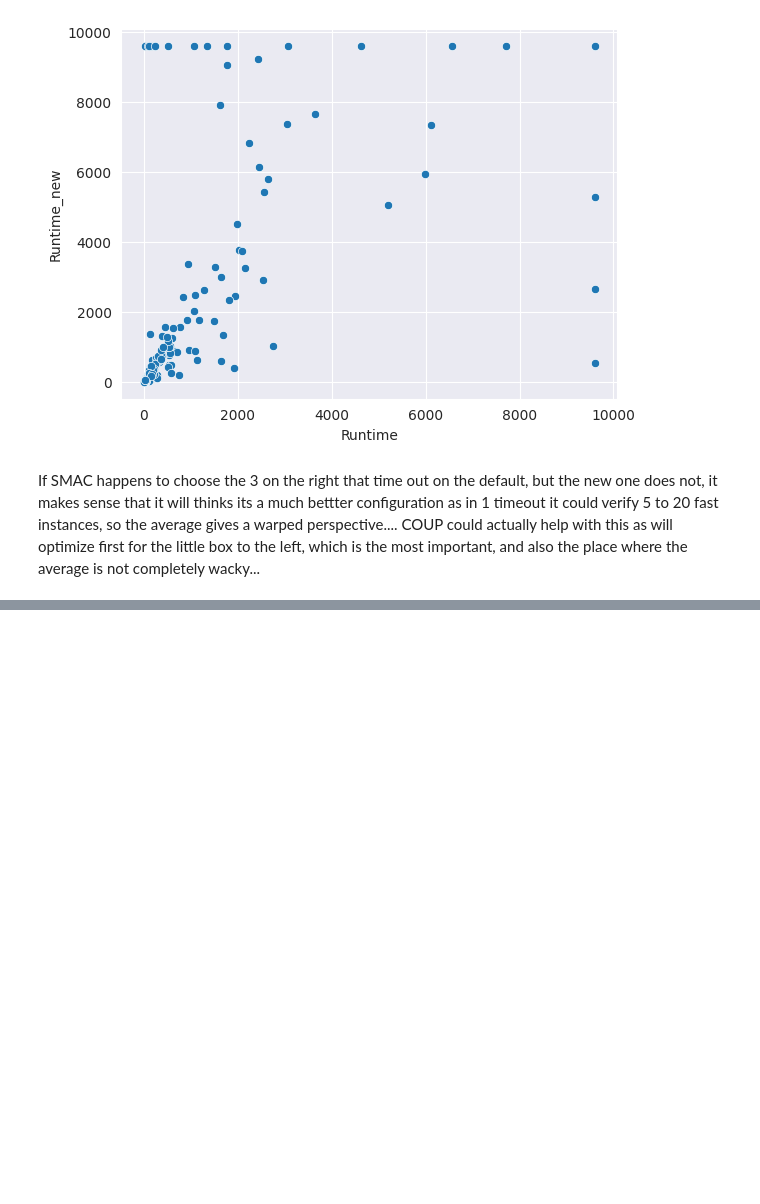
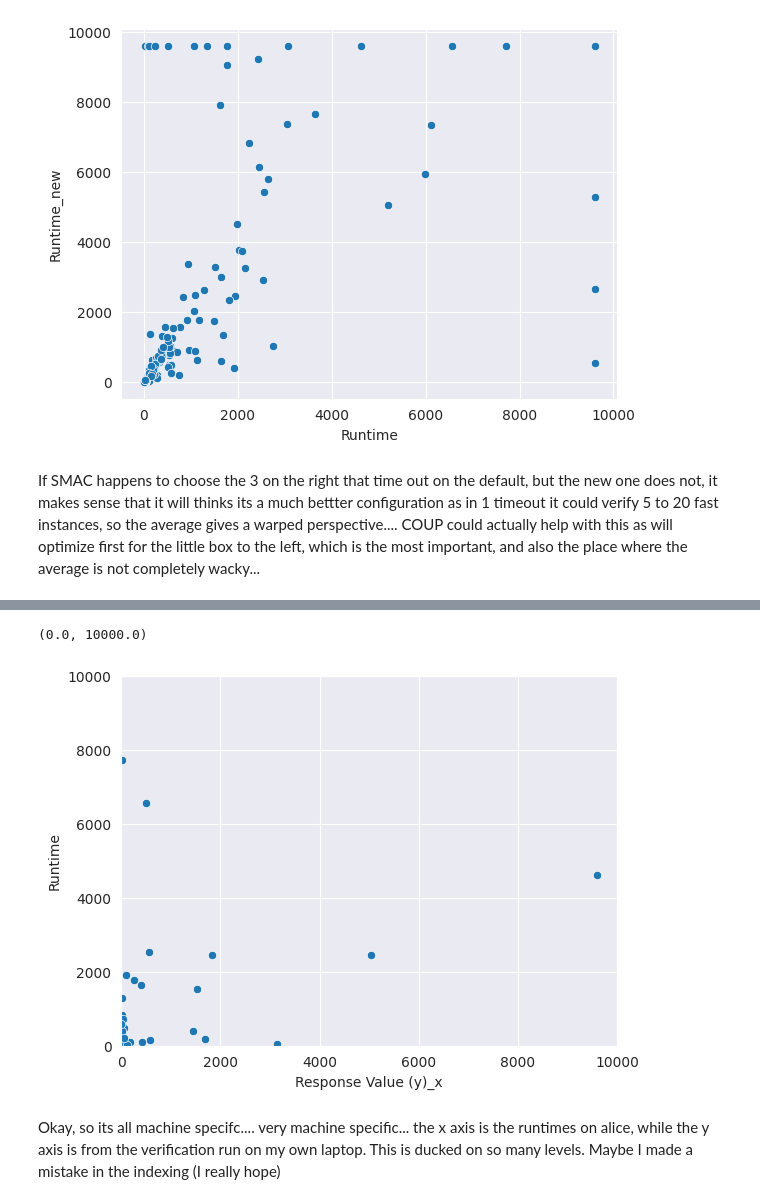
Before and after one commit to Skippybal/Styx, a Jupyter notebook: compare.ipynb, the cells around one changed output, grey strips where cells are left out. Saved outputs shown, nothing was run; the diff lists cells and outputs as text; code cells hidden in the pictures; blank space fills up the shorter version.

```diff
--- a/compare.ipynb
+++ b/compare.ipynb
@@ -189,0 +336,3 @@ If SMAC happens to choose the 3 on the right that time out on the default, but t
+# %%
+combined_frame["x"] = inst_nums
+display(combined_frame)
@@ -189,0 +357,4 @@ If SMAC happens to choose the 3 on the right that time out on the default, but t
+# %%
+combined_frame = pd.merge(combined_frame, sliced_frame, how="inner", on="x")
+display(combined_frame.head())
+print(len(combined_frame))
@@ -189,0 +369,9 @@ If SMAC happens to choose the 3 on the right that time out on the default, but t
+# %%
+Okay, so its all machine specifc.... very machine specific... the x axis is the runtimes on alice, while the y axis is from the verification run on my own laptop. This is fucked on so many levels. Maybe I made a miplto = sns.scatterplot(data=combined_frame, x="Response Value (y)_x", y="Runtime")
+plto.set_xlim(0, 10_000)
+plto.set_ylim(0, 10_000)
+# %% [output]
+(0.0, 10000.0)
+[figure, added]
+# %% [markdown]
+Okay, so its all machine specifc.... very machine specific... the x axis is the runtimes on alice, while the y axis is from the verification run on my own laptop. This is ducked on so many levels. Maybe I made a mistake in the indexing (I really hope)
```
Also changed, not shown: parts of 15 cells of this notebook.
